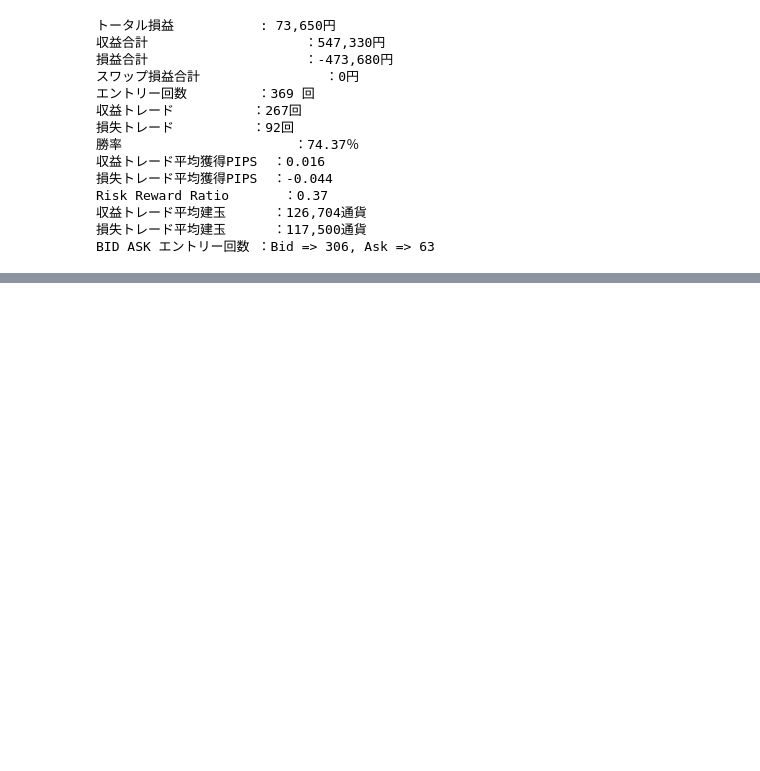
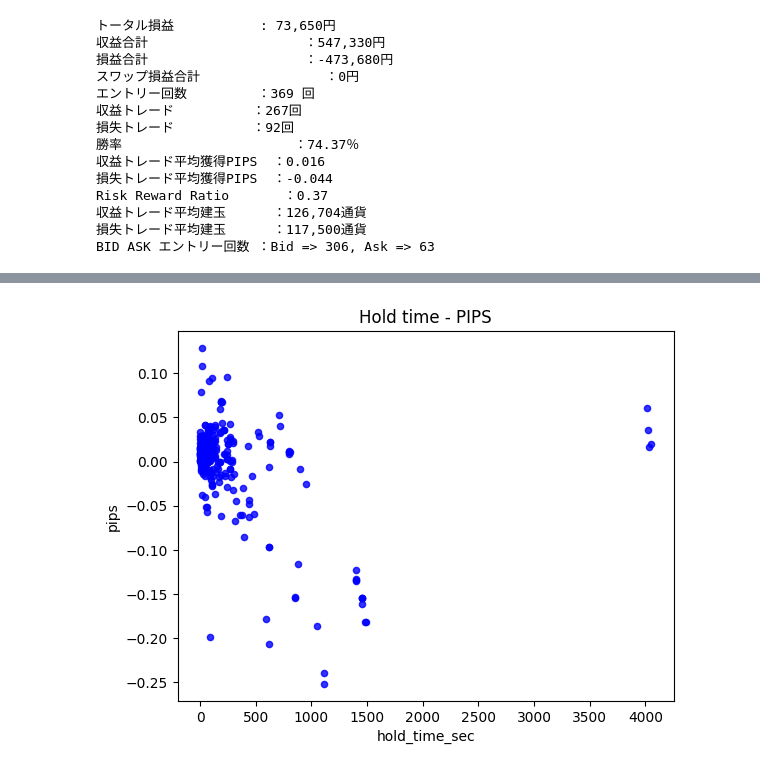
Before and after one commit to hiro0629/Tmp, a Jupyter notebook: jl_Analyze.ipynb, the cells around one changed output, grey strips where cells are left out. Saved outputs shown, nothing was run; the diff lists cells and outputs as text; code cells hidden in the pictures; blank space fills up the shorter version.

```diff
--- a/jl_Analyze.ipynb
+++ b/jl_Analyze.ipynb
@@ -224,0 +234,8 @@ trade_df
+# %%
+# 散布図を作成
+trade_df[["hold_time_sec","pips"]].plot.scatter(title = "Hold time - PIPS", x="hold_time_sec", y="pips", alpha=0.8, color="blue")
+
+# 表示
+plt.show()
+# %% [output]
+[figure, added]
```
Also changed, not shown: parts of 7 cells of this notebook.
